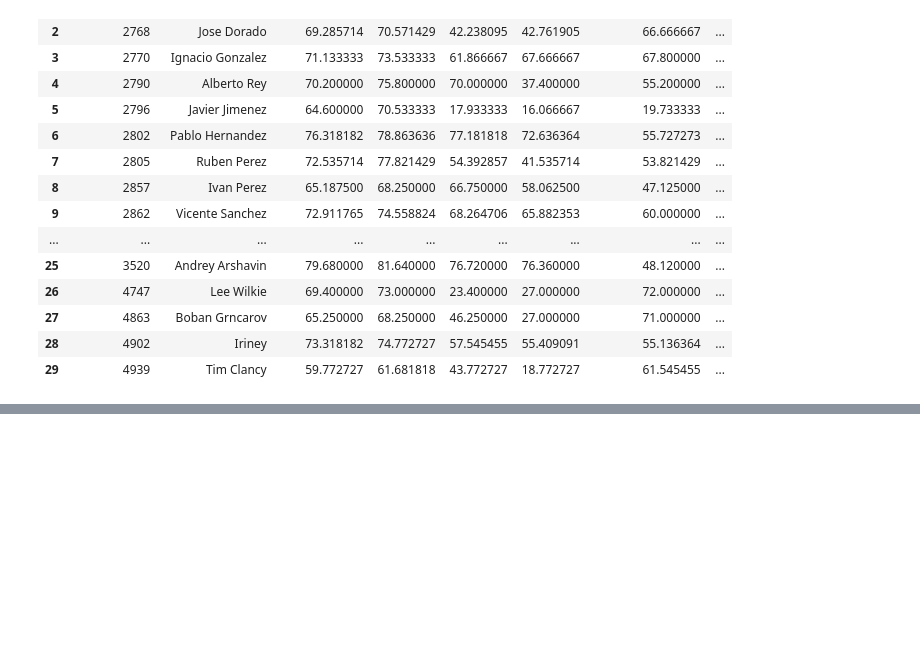
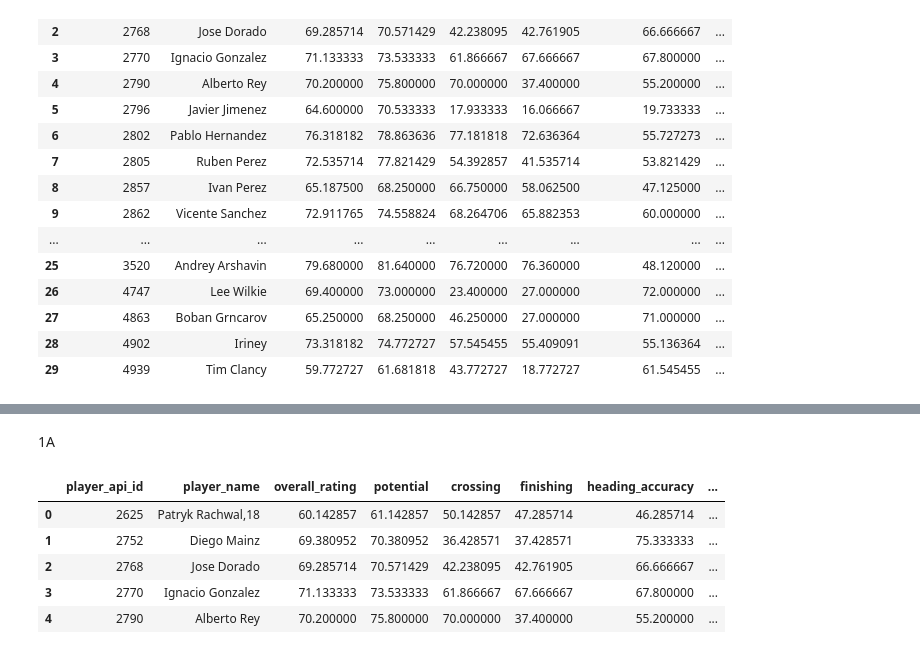
Before and after one commit to ShaliniBekaroe/Datalab_semester2_Groep1, a Jupyter notebook: notebook/data_mining.ipynb, the cells around one changed output, grey strips where cells are left out. Drawn from its saved outputs; the diff is of its cells as text; code cells hidden in the pictures; blank space fills up the shorter version.

```diff
--- a/notebook/data_mining.ipynb
+++ b/notebook/data_mining.ipynb
@@ -206,0 +220,40 @@ display(df_match_with_ratings[display_cols].head(10))
+# %% [markdown]
+1A
+# %%
+def get_average_player_attributes(df_attributes, df_players):
+    """
+    Berekent de gemiddelde statistieken per unieke speler en voegt de spelersnaam toe.
+
+    Args:
+        df_attributes (pd.DataFrame): Dataframe met alle historische Player_Attributes.
+        df_players (pd.DataFrame): Dataframe met Player namen en ID's.
+
+    Returns:
+        pd.DataFrame: Unieke spelers met hun gemiddelde scores voor alle numerieke eigenschappen.
+    """
+
+    # We selecteren alle kolommen die numeriek zijn, maar sluiten ID-kolommen uit.
+    exclude_cols = ['id', 'player_fifa_api_id', 'player_api_id']
+    relevant_cols = [col for col in df_attributes.columns if col not in exclude_cols and df_attributes[col].dtype != 'object']
+
+    # Groeperen op speler en gemiddelde berekenen
+    df_averages = df_attributes.groupby('player_api_id')[relevant_cols].mean().reset_index()
+
+    # Merge met spelersnamen voor identificatie
+    df_result = pd.merge(df_averages, df_players[['player_api_id', 'player_name']], on='player_api_id', how='left')
+
+    # Zet player_name vooraan voor leesbaarheid
+    cols = ['player_api_id', 'player_name'] + [c for c in df_result.columns if c not in ['player_api_id', 'player_name']]
+
+    return df_result[cols]
+
+df_avg_players = get_average_player_attributes(df_player_Attribute, df_player)
+
+display(df_avg_players.head())
+# %% [output]
+|  | player_api_id | player_name | overall_rating | potential | crossing | finishing | heading_accuracy | ... |
+| 0 | 2625 | Patryk Rachwal,18 | 60.142857 | 61.142857 | 50.142857 | 47.285714 | 46.285714 | ... |
+| 1 | 2752 | Diego Mainz | 69.380952 | 70.380952 | 36.428571 | 37.428571 | 75.333333 | ... |
+| 2 | 2768 | Jose Dorado | 69.285714 | 70.571429 | 42.238095 | 42.761905 | 66.666667 | ... |
+| 3 | 2770 | Ignacio Gonzalez | 71.133333 | 73.533333 | 61.866667 | 67.666667 | 67.800000 | ... |
+| 4 | 2790 | Alberto Rey | 70.200000 | 75.800000 | 70.000000 | 37.400000 | 55.200000 | ... |
```
Also changed, not shown: parts of 5 cells of this notebook.
